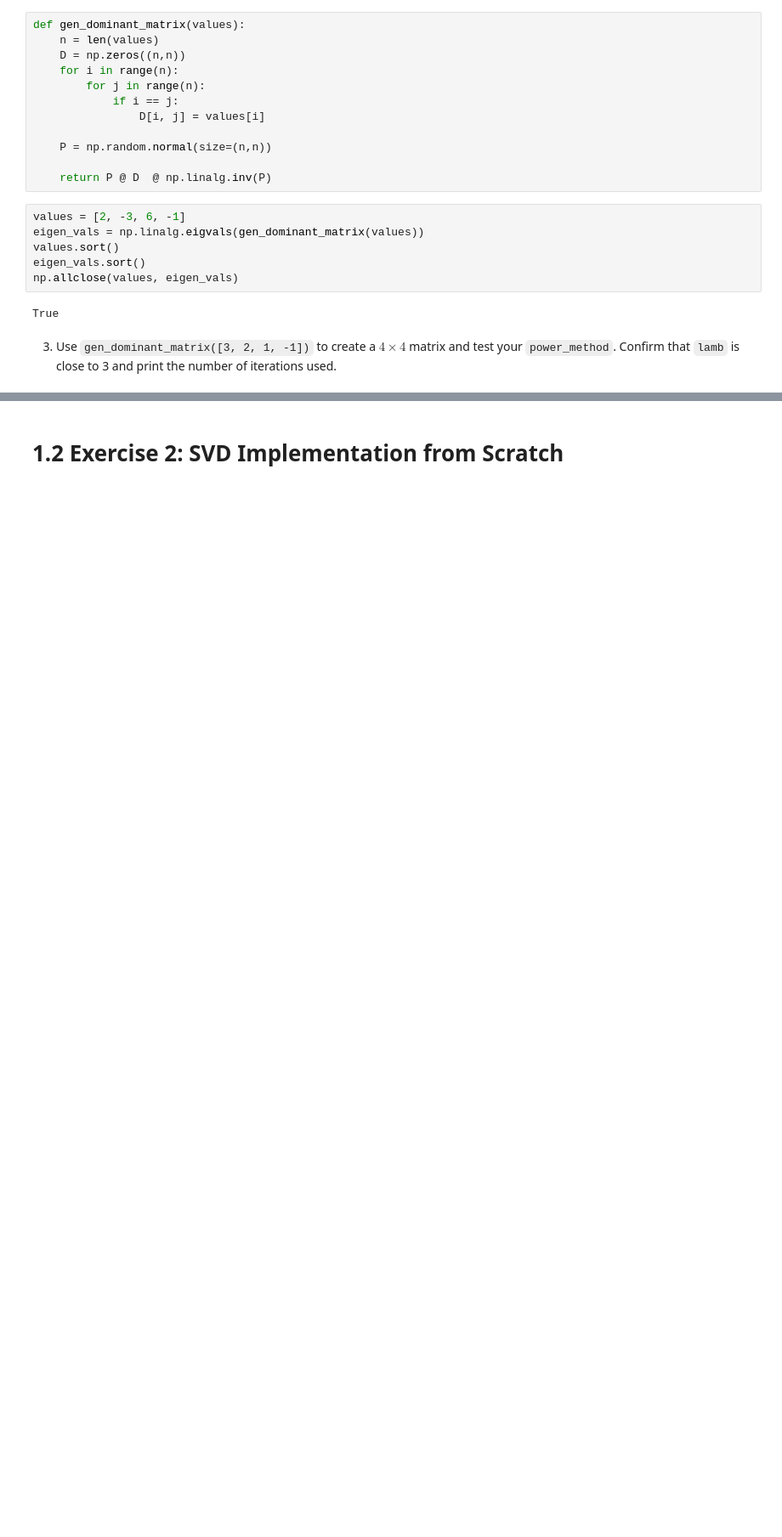
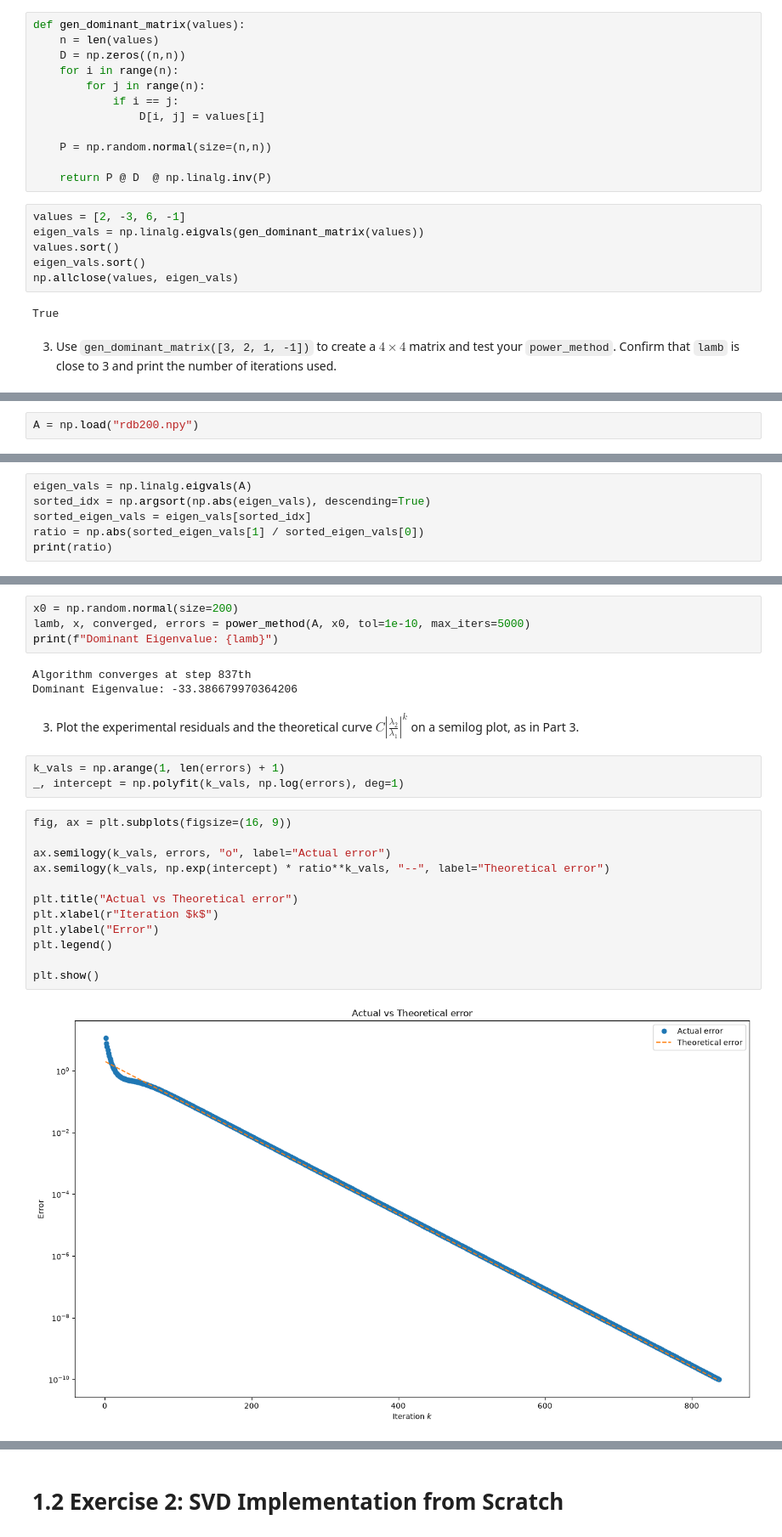
Before and after one commit to mbg615/MATH-311, a Jupyter notebook: Homework/Guthrie_Homework06_Math311.ipynb, the cells around one changed output, grey strips where cells are left out. Shown at 85% size. Saved outputs shown, nothing was run; the diff lists cells and outputs as text; blank space fills up the shorter version.

```diff
--- a/Homework/Guthrie_Homework06_Math311.ipynb
+++ b/Homework/Guthrie_Homework06_Math311.ipynb
@@ -122,0 +176,2 @@ np.True_
+# %%
+A = np.load("rdb200.npy")
@@ -122,0 +180,6 @@ np.True_
+# %%
+eigen_vals = np.linalg.eigvals(A)
+sorted_idx = np.argsort(np.abs(eigen_vals), descending=True)
+sorted_eigen_vals = eigen_vals[sorted_idx]
+ratio = np.abs(sorted_eigen_vals[1] / sorted_eigen_vals[0])
+print(ratio)
@@ -122,0 +190,26 @@ np.True_
+# %%
+x0 = np.random.normal(size=200)
+lamb, x, converged, errors = power_method(A, x0, tol=1e-10, max_iters=5000)
+print(f"Dominant Eigenvalue: {lamb}")
+# %% [output]
+Algorithm converges at step 837th
+Dominant Eigenvalue: -33.386679970364206
+# %% [markdown]
+3. Plot the experimental residuals and the theoretical curve $C|\frac{\lambda_2}{\lambda_1}|^k$ on a semilog plot, as in Part 3.
+# %%
+k_vals = np.arange(1, len(errors) + 1)
+_, intercept = np.polyfit(k_vals, np.log(errors), deg=1)
+# %%
+fig, ax = plt.subplots(figsize=(16, 9))
+
+ax.semilogy(k_vals, errors, "o", label="Actual error")
+ax.semilogy(k_vals, np.exp(intercept) * ratio**k_vals, "--", label="Theoretical error")
+
+plt.title("Actual vs Theoretical error")
+plt.xlabel(r"Iteration $k$")
+plt.ylabel("Error")
+plt.legend()
+
+plt.show()
+# %% [output]
+[figure, added]
```
Also changed, not shown: parts of 30 cells of this notebook, 2 other files.
